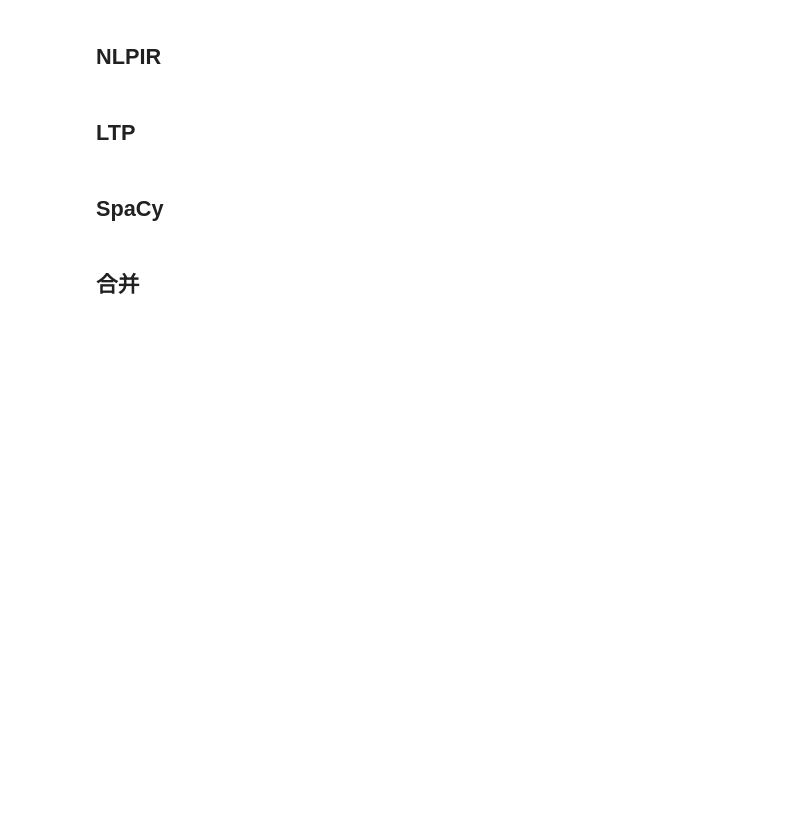
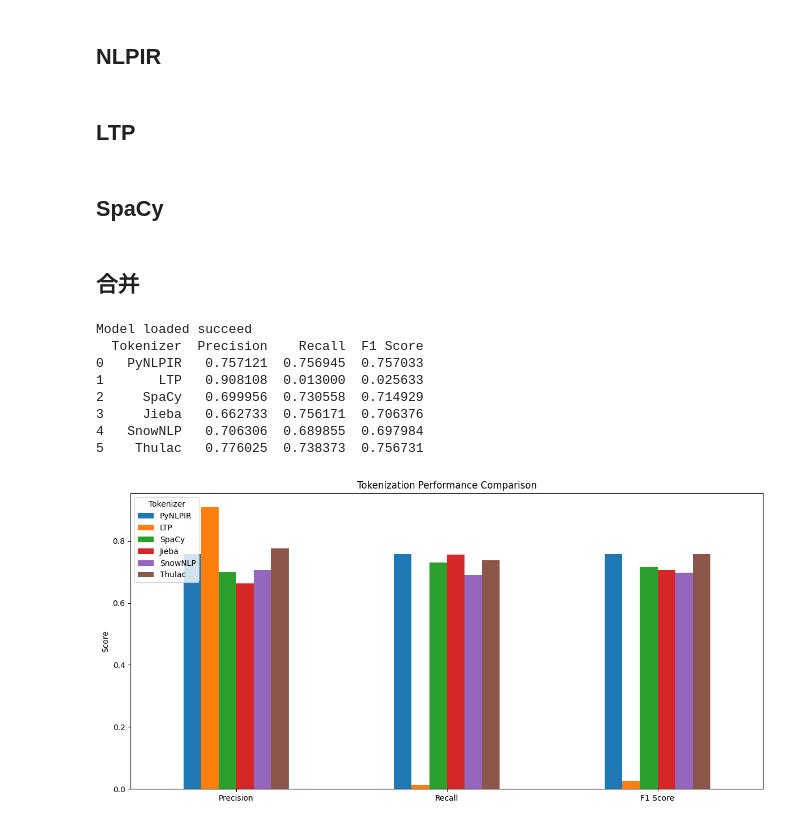
Before and after one commit to rookies233/CompKey, a Jupyter notebook: notebook/separate_words.ipynb, the cells around one changed output. Drawn from its saved outputs; the diff is of its cells as text; code cells hidden in the pictures; blank space fills up the shorter version.

```diff
--- a/notebook/separate_words.ipynb
+++ b/notebook/separate_words.ipynb
@@ -207,10 +205,12 @@ import jieba
 from snownlp import SnowNLP
 import thulac
 
+
 # 定义分词工具类
 class Tokenizer:
     def segment(self, text):
         raise NotImplementedError
+
 
 class PyNLPIRTokenizer(Tokenizer):
     def __init__(self):
@@ -224,6 +224,7 @@ class PyNLPIRTokenizer(Tokenizer):
     def close(self):
         pynlpir.close()
 
+
 class LTPTokenizer(Tokenizer):
     def __init__(self):
         self.ltp = LTP("LTP/small")
@@ -233,7 +234,8 @@ class LTPTokenizer(Tokenizer):
         return output.cws[0]
 
     def close(self):
-        self.ltp.release()
+        pass
+
 
 class SpaCyTokenizer(Tokenizer):
     def __init__(self):
@@ -243,13 +245,16 @@ class SpaCyTokenizer(Tokenizer):
         doc = self.nlp(text)
         return [token.text for token in doc]
 
+
 class JiebaTokenizer(Tokenizer):
     def segment(self, text):
         return list(jieba.cut(text))
 
+
 class SnowNLPTokenizer(Tokenizer):
     def segment(self, text):
         return SnowNLP(text).words
+
 
 class ThulacTokenizer(Tokenizer):
     def __init__(self):
@@ -260,6 +265,7 @@ class ThulacTokenizer(Tokenizer):
 
     def close(self):
         pass  # thulac 不需要关闭
+
 
 # 计算评价指标
 def calculate_metrics(gold_segments, predicted_segments):
@@ -276,6 +282,7 @@ def calculate_metrics(gold_segments, predicted_segments):
 
     return precision, recall, f1
 
+
 # 主函数
 def main(unsegmented_file, segmented_file):
     unsegmented_text = read_file(unsegmented_file)
@@ -283,7 +290,7 @@ def main(unsegmented_file, segmented_file):
     gold_segments = gold_text.split()  # 假设已分词的文件以空格分隔
 
     tokenizers = {
-        # "PyNLPIR": PyNLPIRTokenizer(),
+        "PyNLPIR": PyNLPIRTokenizer(),
         "LTP": LTPTokenizer(),
         "SpaCy": SpaCyTokenizer(),
         "Jieba": JiebaTokenizer(),
@@ -304,39 +311,51 @@ def main(unsegmented_file, segmented_file):
         })
 
     # 关闭所有分词器
-    # for tokenizer in tokenizers.values():
-    #     if hasattr(tokenizer, 'close'):
-    #         tokenizer.close()
+    for tokenizer in tokenizers.values():
+        if hasattr(tokenizer, 'close'):
+            tokenizer.close()
 
     # 创建 DataFrame
     df = pd.DataFrame(results)
     print(df)
 
     # 设置索引为 Tokenizer
     df.set_index('Tokenizer', inplace=True)
 
     # 转置 DataFrame 以便于绘图
     df_transposed = df.T
 
     # 可视化
     df_transposed.plot(kind='bar', figsize=(12, 6))
 
     # 添加标题和标签
     plt.title('Tokenization Performance Comparison')
     plt.ylabel('Score')
     plt.xticks(rotation=0)
     plt.legend(title='Tokenizer', loc='upper left')
     plt.tight_layout()
     plt.show()
 
+
 # 读取文件内容
 def read_file(file_path):
     with open(file_path, 'r', encoding='utf-8') as f:
         return f.read().strip()
 
+
 # 示例调用
-unsegmented_file = '../data/icwb2-data/testing/msr_test.utf8'
-segmented_file = '../data/icwb2-data/gold/msr_test_gold.utf8'
+unsegmented_file = '../data/separate/msr_test.utf8'
+segmented_file = '../data/separate/msr_test_gold.utf8'
 
 # 运行主函数
 main(unsegmented_file, segmented_file)
+# %% [output]
+Model loaded succeed
+  Tokenizer  Precision    Recall  F1 Score
+0   PyNLPIR   0.757121  0.756945  0.757033
+1       LTP   0.908108  0.013000  0.025633
+2     SpaCy   0.699956  0.730558  0.714929
+3     Jieba   0.662733  0.756171  0.706376
+4   SnowNLP   0.706306  0.689855  0.697984
+5    Thulac   0.776025  0.738373  0.756731
+[figure, added]
```
Also changed, not shown: parts of 1 cell of this notebook.
